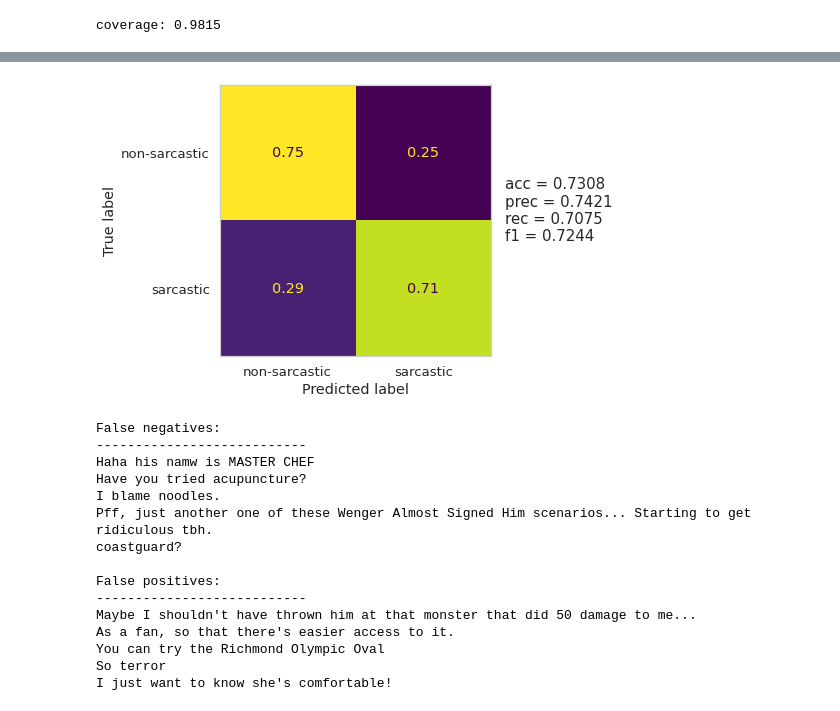
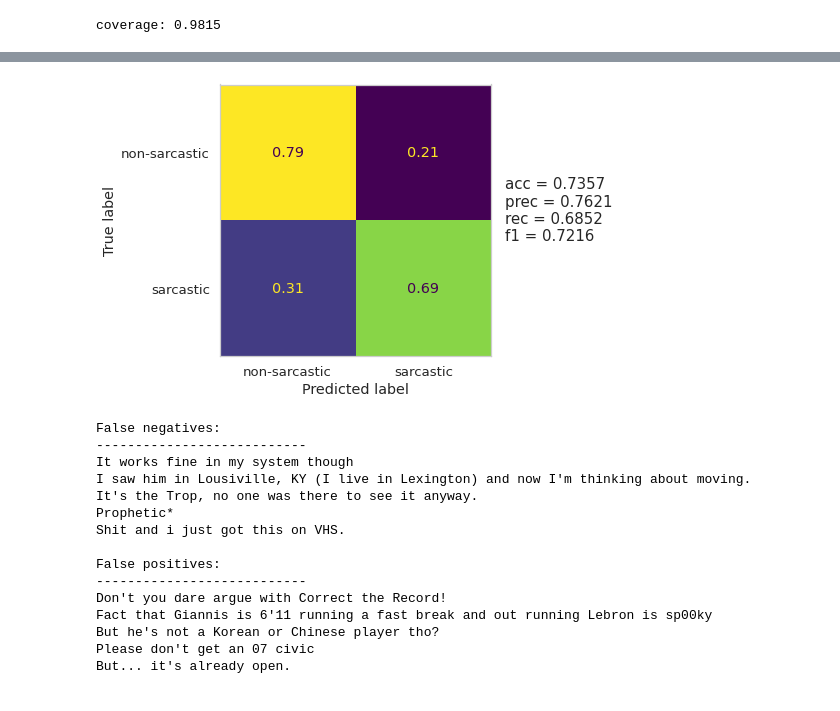
Before and after one commit to kamilabielska/surely_not_sarcasm_repo, a Jupyter notebook: cnn_rnn.ipynb, the cells around one changed output, grey strips where cells are left out. Cells and saved outputs as stored; diff of their text form; code cells hidden in the pictures.

```diff
--- a/cnn_rnn.ipynb
+++ b/cnn_rnn.ipynb
@@ -76,0 +39,2 @@ X_test_tok = pad_sequences(X_test_tok, padding='post', maxlen=maxlen)
+# %%
+tokenizers, tokenized_data = tokenize(data, input_dim, quantile=0.9, verbose=True)
@@ -77 +44,4 @@ X_test_tok = pad_sequences(X_test_tok, padding='post', maxlen=maxlen)
+# %%
+maxlen = tokenized_data['X_train'].shape[1]
+maxlen_parent = tokenized_data['X_train_par'].shape[1]
 # %% [markdown]
@@ -80,6 +50,6 @@ X_test_tok = pad_sequences(X_test_tok, padding='post', maxlen=maxlen)
 vec_len = 100
 # %%
 wordemb = WordEmbeddings()
-embedding_matrix = wordemb.get_glove_embeddings(input_dim, vec_len, tokenizer, root=root)
+emb_matrix_comment = wordemb.get_glove_embeddings(input_dim, vec_len, tokenizers['comment'], root=root)
 # %% [output]
 coverage: 0.9815
@@ -91,16 +66,20 @@ ran: 19.03.2022
 # %%
 model = Sequential([
-    Embedding(input_dim=input_dim, output_dim=vec_len, input_length=maxlen, mask_zero=True,
-              weights=[embedding_matrix], trainable=True),
+    Embedding(input_dim=input_dim, output_dim=vec_len, input_length=maxlen,
+              mask_zero=True, weights=[emb_matrix_comment], trainable=True,
+              embeddings_regularizer=tf.keras.regularizers.L1L2(l1=5e-6, l2=5e-6)),
     Conv1D(32, 3, activation='relu', kernel_initializer='he_normal'),
+    BatchNormalization(),
     MaxPooling1D(3),
     Conv1D(64, 3, activation='relu', kernel_initializer='he_normal', padding='same'),
-    Bidirectional(LSTM(20, recurrent_dropout=0.5)),
+    BatchNormalization(),
+    Bidirectional(LSTM(20, dropout=0.3)),
     Dense(1, activation='sigmoid')
 ])
 
 es = EarlyStopping(monitor='val_loss', min_delta=0.001, patience=3, restore_best_weights=True)
 
 model.compile(loss='binary_crossentropy', optimizer='adam', metrics=['accuracy'])
-fit = model.fit(X_train_tok, y_train, validation_data=(X_val_tok,y_val), batch_size=128, epochs=50, callbacks=[es])
+fit = model.fit(tokenized_data['X_train'], data['y_train'], batch_size=128, epochs=50, callbacks=[es],
+                validation_data=(tokenized_data['X_val'], data['y_val']))
 # %% [output]
@@ -124,23 +107,23 @@ plot_history(fit)
 # %%
-evaluate(model, X_val_tok, y_val)
+evaluate(model, tokenized_data['X_val'], data['y_val'])
 # %% [output]
-[figure, old version]
+[figure, new version]
 # %%
-show_errors(model, X_val, X_val_tok, y_val, n=5)
+show_errors(model, raw_data['X_val'].values, tokenized_data['X_val'], data['y_val'])
 # %% [output]
 False negatives:
 ---------------------------
-Haha his namw is MASTER CHEF
-Have you tried acupuncture?
-I blame noodles.
-Pff, just another one of these Wenger Almost Signed Him scenarios... Starting to get ridiculous tbh.
-coastguard?
+It works fine in my system though
+I saw him in Lousiville, KY (I live in Lexington) and now I'm thinking about moving.
+It's the Trop, no one was there to see it anyway.
+Prophetic*
+Shit and i just got this on VHS.
 
 False positives:
 ---------------------------
-Maybe I shouldn't have thrown him at that monster that did 50 damage to me...
-As a fan, so that there's easier access to it.
-You can try the Richmond Olympic Oval
-So terror
-I just want to know she's comfortable!
+Don't you dare argue with Correct the Record!
+Fact that Giannis is 6'11 running a fast break and out running Lebron is sp00ky
+But he's not a Korean or Chinese player tho?
+Please don't get an 07 civic
+But... it's already open.
 # %%
```
Also changed, not shown: parts of 78 cells of this notebook, 6 other files.
